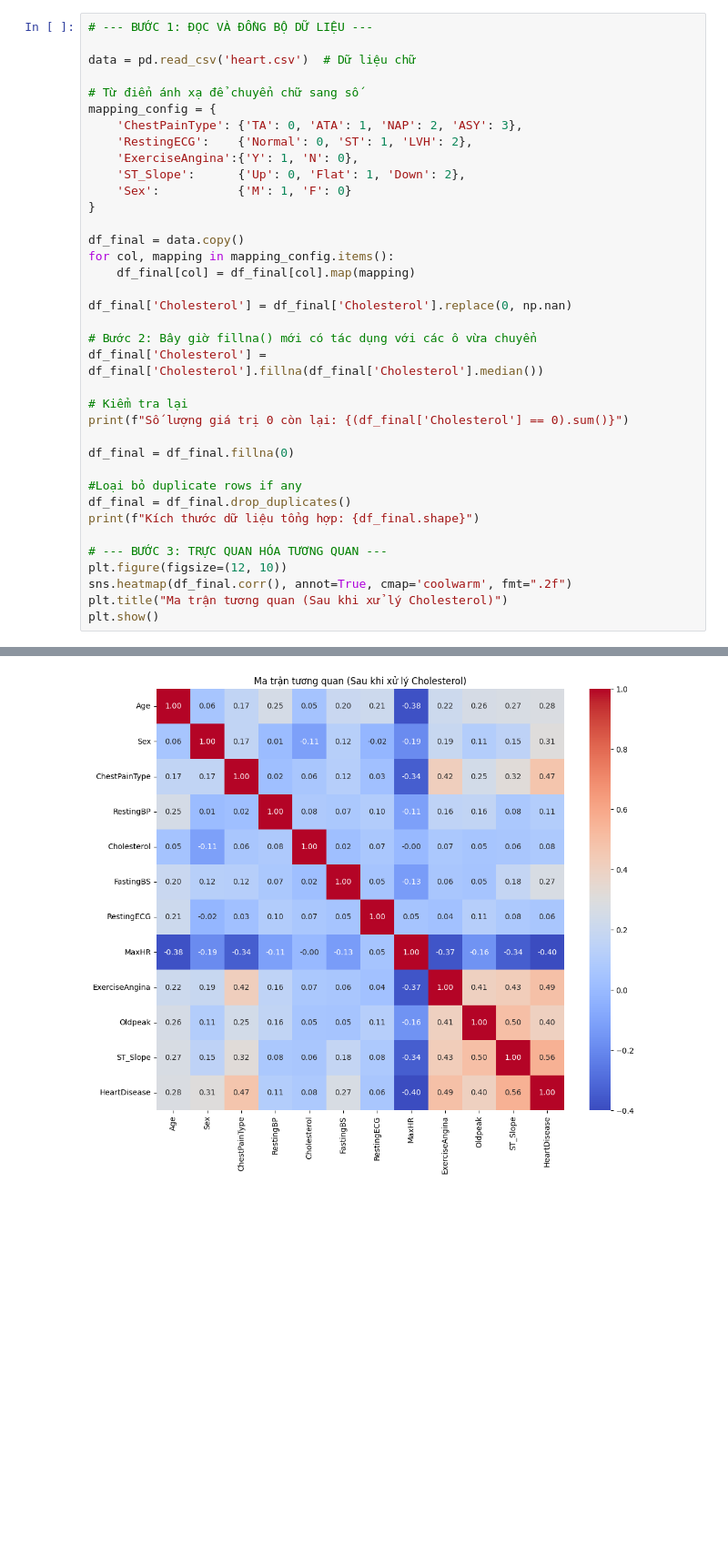
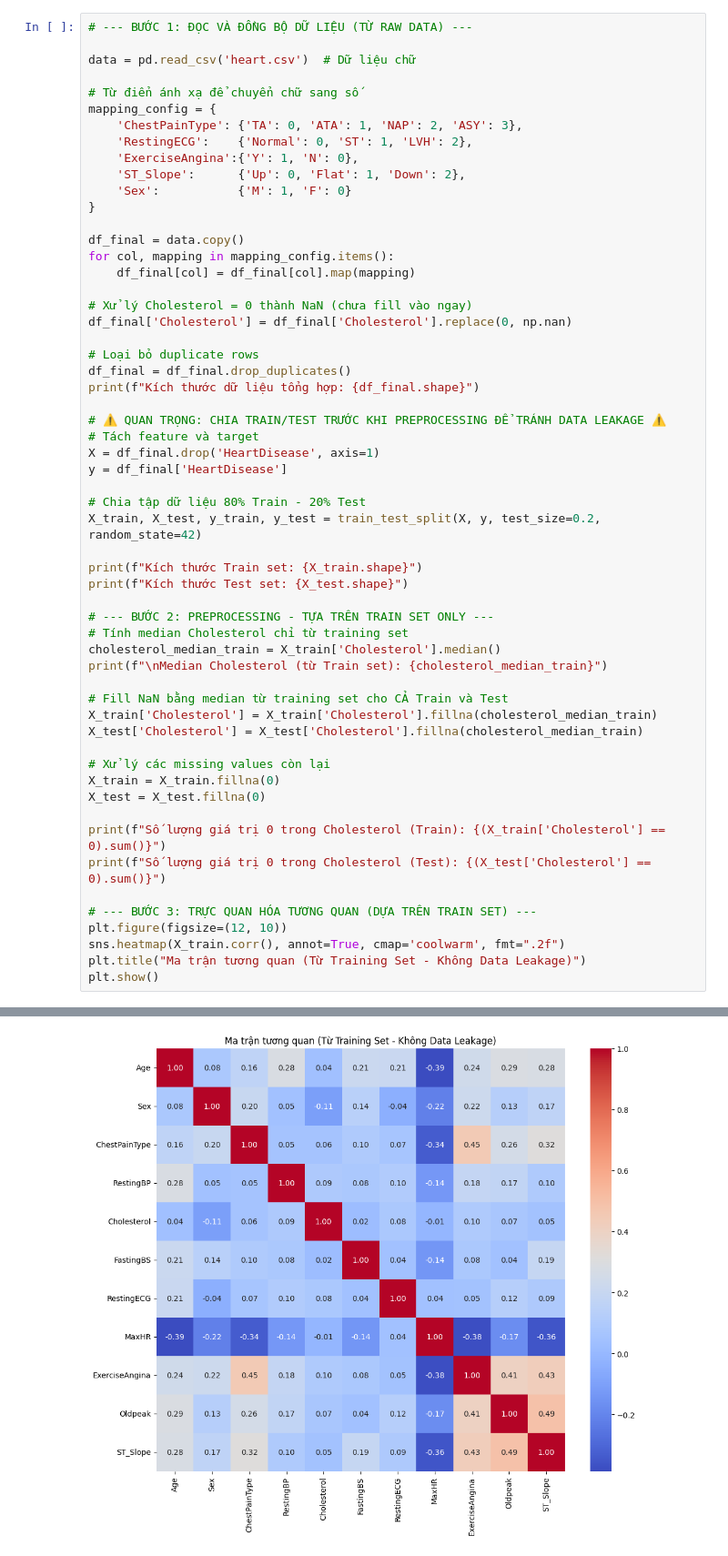
Before and after one commit to MaiKhoa0101/MLProject, a Jupyter notebook: main2.ipynb, the cells around one changed output, grey strips where cells are left out. Shown at 91% size. Saved outputs shown, nothing was run; the diff lists cells and outputs as text; blank space fills up the shorter version.

Commit message:
fix data leakage

```diff
--- a/main2.ipynb
+++ b/main2.ipynb
@@ -10,5 +11,5 @@ from sklearn.metrics import accuracy_score, confusion_matrix, classification_rep
 # %%
-# --- BƯỚC 1: ĐỌC VÀ ĐỒNG BỘ DỮ LIỆU ---
+# --- BƯỚC 1: ĐỌC VÀ ĐỒNG BỘ DỮ LIỆU (TỪ RAW DATA) ---
 
 data = pd.read_csv('heart.csv')  # Dữ liệu chữ
 
@@ -25,23 +26,43 @@ df_final = data.copy()
 for col, mapping in mapping_config.items():
     df_final[col] = df_final[col].map(mapping)
 
+# Xử lý Cholesterol = 0 thành NaN (chưa fill vào ngay)
 df_final['Cholesterol'] = df_final['Cholesterol'].replace(0, np.nan)
 
-# Bước 2: Bây giờ fillna() mới có tác dụng với các ô vừa chuyển
-df_final['Cholesterol'] = df_final['Cholesterol'].fillna(df_final['Cholesterol'].median())
-
-# Kiểm tra lại
-print(f"Số lượng giá trị 0 còn lại: {(df_final['Cholesterol'] == 0).sum()}")
-
-df_final = df_final.fillna(0)
-
-#Loại bỏ duplicate rows if any
+# Loại bỏ duplicate rows
 df_final = df_final.drop_duplicates()
 print(f"Kích thước dữ liệu tổng hợp: {df_final.shape}")
 
-# --- BƯỚC 3: TRỰC QUAN HÓA TƯƠNG QUAN ---
+# ⚠️ QUAN TRỌNG: CHIA TRAIN/TEST TRƯỚC KHI PREPROCESSING ĐỂ TRÁNH DATA LEAKAGE ⚠️
+# Tách feature và target
+X = df_final.drop('HeartDisease', axis=1)
+y = df_final['HeartDisease']
+
+# Chia tập dữ liệu 80% Train - 20% Test
+X_train, X_test, y_train, y_test = train_test_split(X, y, test_size=0.2, random_state=42)
+
+print(f"Kích thước Train set: {X_train.shape}")
+print(f"Kích thước Test set: {X_test.shape}")
+
+# --- BƯỚC 2: PREPROCESSING - TỰA TRÊN TRAIN SET ONLY ---
+# Tính median Cholesterol chỉ từ training set
+cholesterol_median_train = X_train['Cholesterol'].median()
+print(f"\nMedian Cholesterol (từ Train set): {cholesterol_median_train}")
+
+# Fill NaN bằng median từ training set cho CẢ Train và Test
+X_train['Cholesterol'] = X_train['Cholesterol'].fillna(cholesterol_median_train)
+X_test['Cholesterol'] = X_test['Cholesterol'].fillna(cholesterol_median_train)
+
+# Xử lý các missing values còn lại
+X_train = X_train.fillna(0)
+X_test = X_test.fillna(0)
+
+print(f"Số lượng giá trị 0 trong Cholesterol (Train): {(X_train['Cholesterol'] == 0).sum()}")
+print(f"Số lượng giá trị 0 trong Cholesterol (Test): {(X_test['Cholesterol'] == 0).sum()}")
+
+# --- BƯỚC 3: TRỰC QUAN HÓA TƯƠNG QUAN (DỰA TRÊN TRAIN SET) ---
 plt.figure(figsize=(12, 10))
-sns.heatmap(df_final.corr(), annot=True, cmap='coolwarm', fmt=".2f")
-plt.title("Ma trận tương quan (Sau khi xử lý Cholesterol)")
+sns.heatmap(X_train.corr(), annot=True, cmap='coolwarm', fmt=".2f")
+plt.title("Ma trận tương quan (Từ Training Set - Không Data Leakage)")
 plt.show()
 # %% [output]
@@ -50,2 +76,2 @@ Kích thước dữ liệu tổng hợp: (918, 12)
-[figure, old version]
+[figure, new version]
 # %%
```
Also changed, not shown: parts of 9 cells of this notebook, 2 other files.
